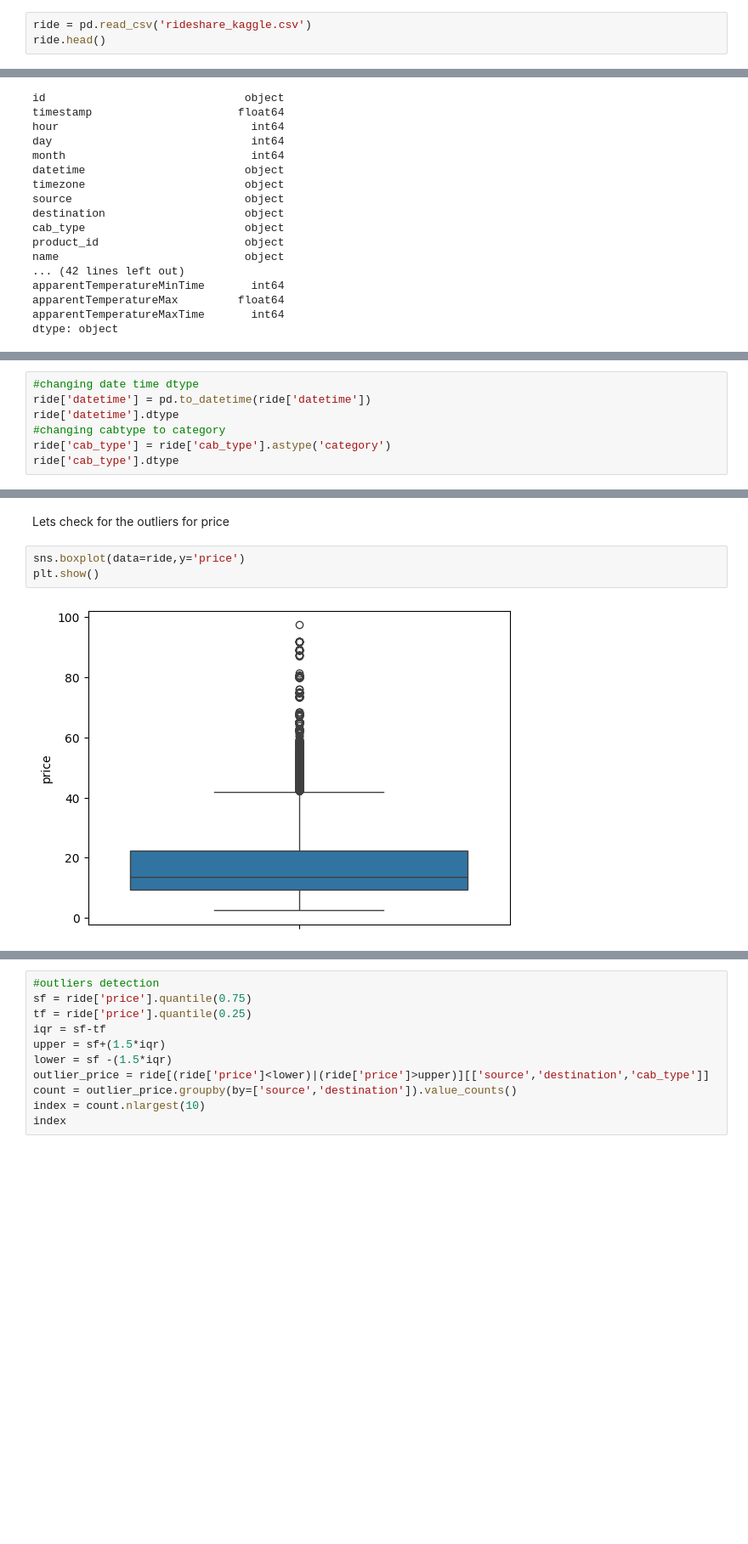
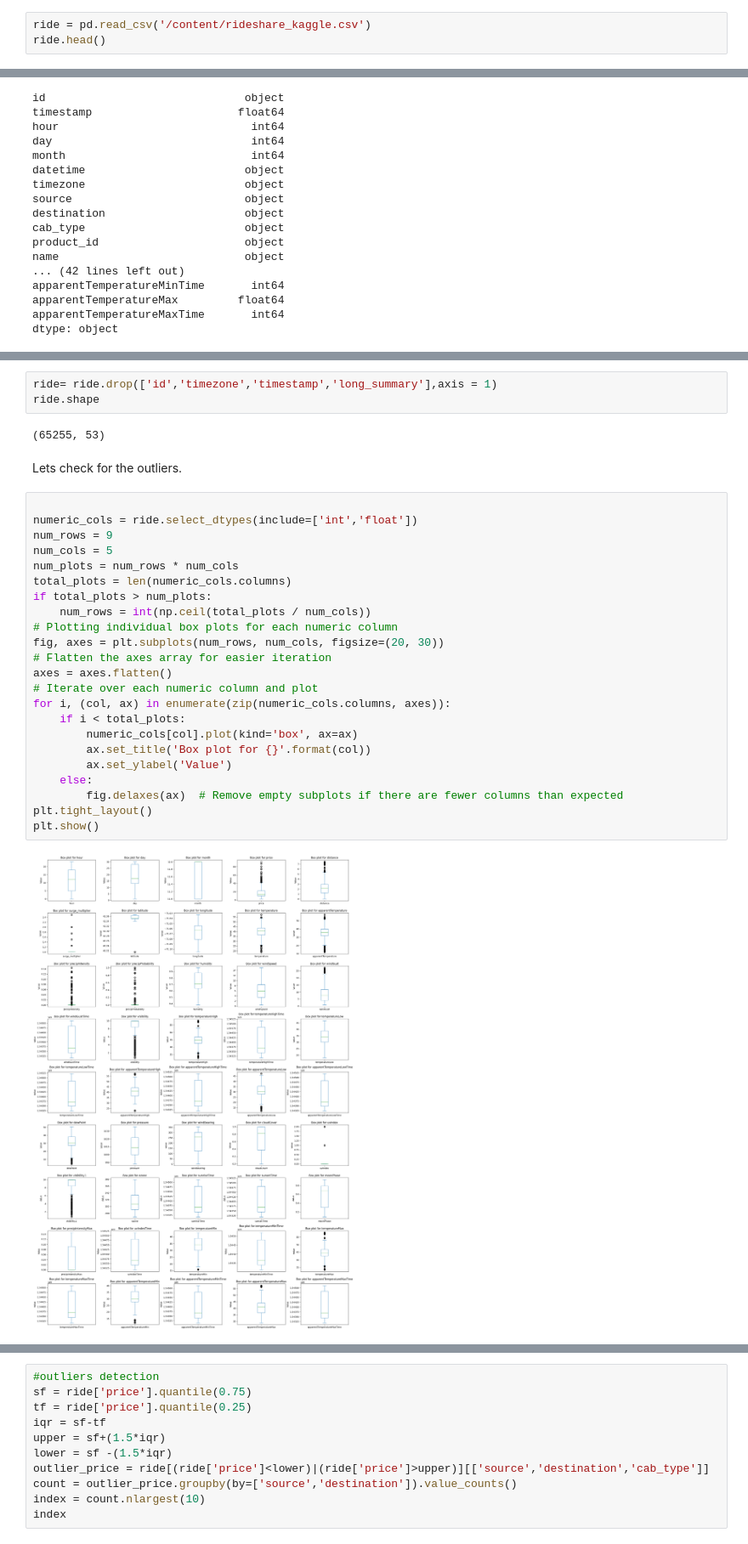
Before and after one commit to DunngenMaster/ml-project, a Jupyter notebook: Data_clean.ipynb, the cells around one changed output, grey strips where cells are left out. Shown: that part at 85% size. Saved outputs shown, nothing was run; the diff lists cells and outputs as text; blank space fills up the shorter version.

Commit message:
1.Checked duplicate values. 2.Removed unnecessary ,duplicated columns like id,timestamp,... 3. Box plot for predictor variables for outlier detection.

```diff
--- a/Data_clean.ipynb
+++ b/Data_clean.ipynb
@@ -7,7 +9,7 @@ import seaborn as sns
 # %% [markdown]
 This is a dataset from kaggle(UBER VS LYFT), Lets get some insights from the data and do necessary Cleaning and EDA.
 # %%
-ride = pd.read_csv('rideshare_kaggle.csv')
+ride = pd.read_csv('/content/rideshare_kaggle.csv')
 ride.head()
 # %% [output]
 |  | id | timestamp | hour | day | month | datetime | timezone | source | destination | cab_type | ... |
@@ -135,7 +142,0 @@ Every thing seems ok but ,date time should have date time dtype not object.
-# %%
-#changing date time dtype
-ride['datetime'] = pd.to_datetime(ride['datetime'])
-ride['datetime'].dtype
-#changing cabtype to category
-ride['cab_type'] = ride['cab_type'].astype('category')
-ride['cab_type'].dtype
@@ -144,8 +151,33 @@ CategoricalDtype(categories=['Lyft', 'Uber'], ordered=False, categories_dtype=ob
+# %%
+ride= ride.drop(['id','timezone','timestamp','long_summary'],axis = 1)
+ride.shape
+# %% [output]
+(65255, 53)
 # %% [markdown]
-Lets check for the outliers for price
+Lets check for the outliers.
-# %%
-sns.boxplot(data=ride,y='price')
-plt.show()
-# %% [output]
-[figure, removed]
+# %%
+
+numeric_cols = ride.select_dtypes(include=['int','float'])
+num_rows = 9
+num_cols = 5
+num_plots = num_rows * num_cols
+total_plots = len(numeric_cols.columns)
+if total_plots > num_plots:
+    num_rows = int(np.ceil(total_plots / num_cols))
+# Plotting individual box plots for each numeric column
+fig, axes = plt.subplots(num_rows, num_cols, figsize=(20, 30))
+# Flatten the axes array for easier iteration
+axes = axes.flatten()
+# Iterate over each numeric column and plot
+for i, (col, ax) in enumerate(zip(numeric_cols.columns, axes)):
+    if i < total_plots:
+        numeric_cols[col].plot(kind='box', ax=ax)
+        ax.set_title('Box plot for {}'.format(col))
+        ax.set_ylabel('Value')
+    else:
+        fig.delaxes(ax)  # Remove empty subplots if there are fewer columns than expected
+plt.tight_layout()
+plt.show()
+# %% [output]
+[figure, added]
 # %% [markdown]
```
Also changed, not shown: parts of 13 cells of this notebook.
